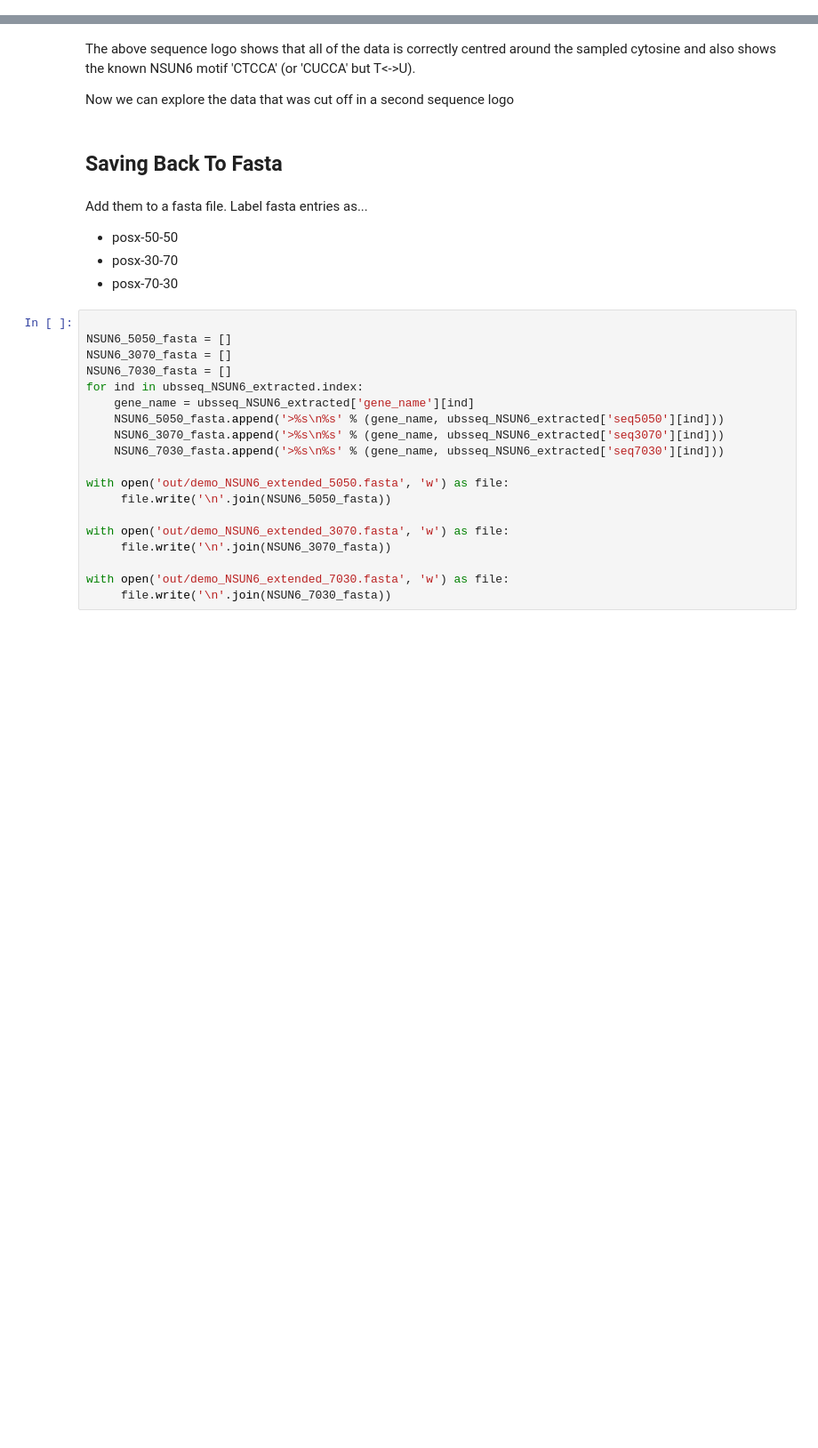
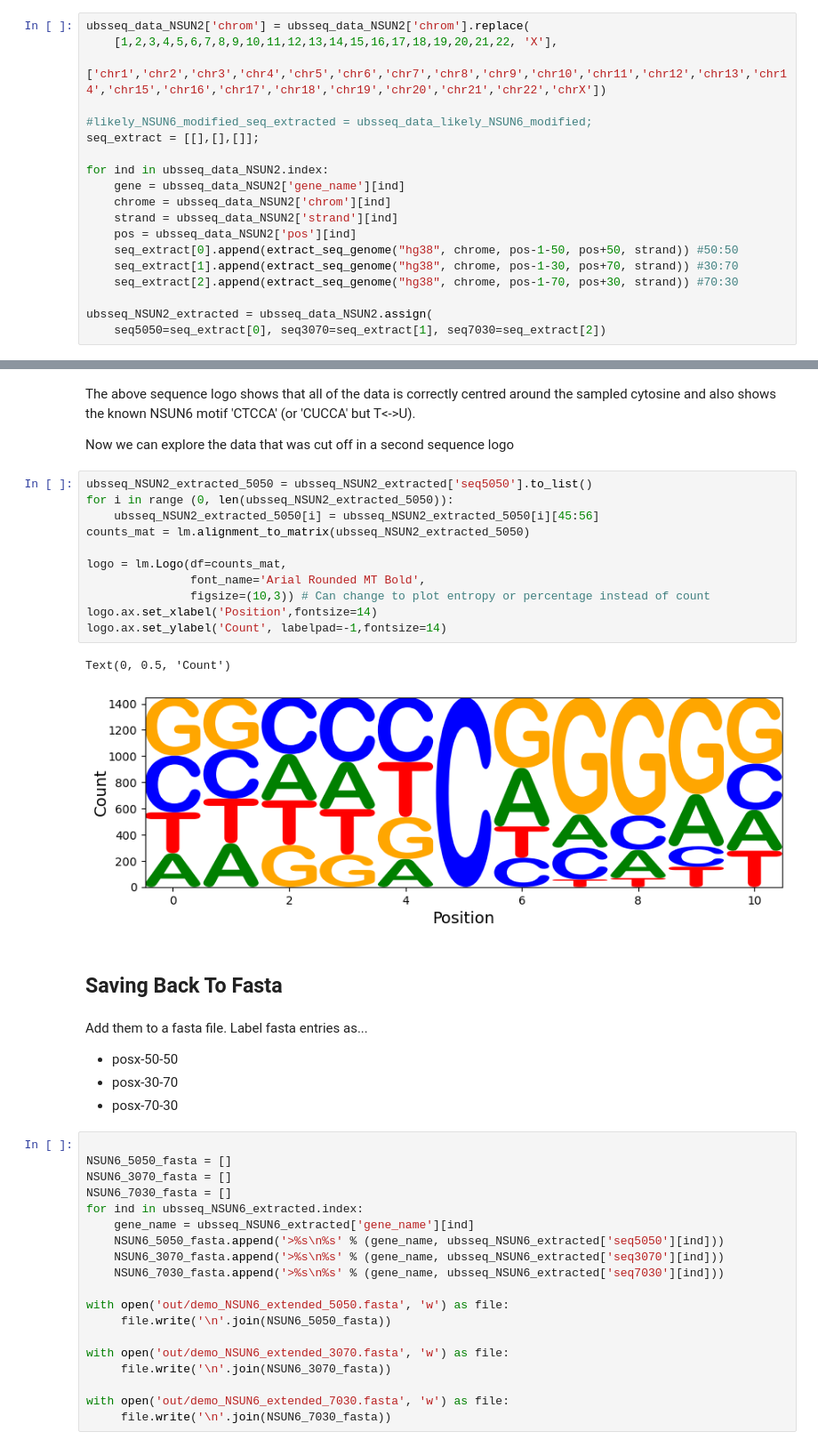
Before and after one commit to EvenJoels/MLRNAProject, a Jupyter notebook: UBS-SeqDemoTask/sequence_extraction.ipynb, the cells around one changed output, grey strips where cells are left out. Shown at 89% size. Drawn from its saved outputs; the diff is of its cells as text; blank space fills up the shorter version.

```diff
--- a/UBS-SeqDemoTask/sequence_extraction.ipynb
+++ b/UBS-SeqDemoTask/sequence_extraction.ipynb
@@ -161,3 +174,22 @@ ubsseq_NSUN6_extracted = ubsseq_data_NSUN6.assign(
+# %%
+ubsseq_data_NSUN2['chrom'] = ubsseq_data_NSUN2['chrom'].replace(
+    [1,2,3,4,5,6,7,8,9,10,11,12,13,14,15,16,17,18,19,20,21,22, 'X'],
+    ['chr1','chr2','chr3','chr4','chr5','chr6','chr7','chr8','chr9','chr10','chr11','chr12','chr13','chr14','chr15','chr16','chr17','chr18','chr19','chr20','chr21','chr22','chrX'])
+
+#likely_NSUN6_modified_seq_extracted = ubsseq_data_likely_NSUN6_modified;
+seq_extract = [[],[],[]];
+
+for ind in ubsseq_data_NSUN2.index:
+    gene = ubsseq_data_NSUN2['gene_name'][ind]
+    chrome = ubsseq_data_NSUN2['chrom'][ind]
+    strand = ubsseq_data_NSUN2['strand'][ind]
+    pos = ubsseq_data_NSUN2['pos'][ind]
+    seq_extract[0].append(extract_seq_genome("hg38", chrome, pos-1-50, pos+50, strand)) #50:50
+    seq_extract[1].append(extract_seq_genome("hg38", chrome, pos-1-30, pos+70, strand)) #30:70
+    seq_extract[2].append(extract_seq_genome("hg38", chrome, pos-1-70, pos+30, strand)) #70:30
+
+ubsseq_NSUN2_extracted = ubsseq_data_NSUN2.assign(
+    seq5050=seq_extract[0], seq3070=seq_extract[1], seq7030=seq_extract[2])
 # %% [markdown]
 
 ## Motif Sequence Logo
@@ -181,6 +213,20 @@ Text(0, 0.5, 'Count')
 The above sequence logo shows that all of the data is correctly centred around the sampled cytosine and also shows the known NSUN6 motif 'CTCCA' (or 'CUCCA' but T<->U).
 
 Now we can explore the data that was cut off in a second sequence logo
+# %%
+ubsseq_NSUN2_extracted_5050 = ubsseq_NSUN2_extracted['seq5050'].to_list()
+for i in range (0, len(ubsseq_NSUN2_extracted_5050)):
+    ubsseq_NSUN2_extracted_5050[i] = ubsseq_NSUN2_extracted_5050[i][45:56]
+counts_mat = lm.alignment_to_matrix(ubsseq_NSUN2_extracted_5050)
+
+logo = lm.Logo(df=counts_mat,
+               font_name='Arial Rounded MT Bold',
+               figsize=(10,3)) # Can change to plot entropy or percentage instead of count
+logo.ax.set_xlabel('Position',fontsize=14)
+logo.ax.set_ylabel('Count', labelpad=-1,fontsize=14)
+# %% [output]
+Text(0, 0.5, 'Count')
+[figure, added]
 # %% [markdown]
 
 ## Saving Back To Fasta
```
Also changed, not shown: parts of 7 cells of this notebook.
